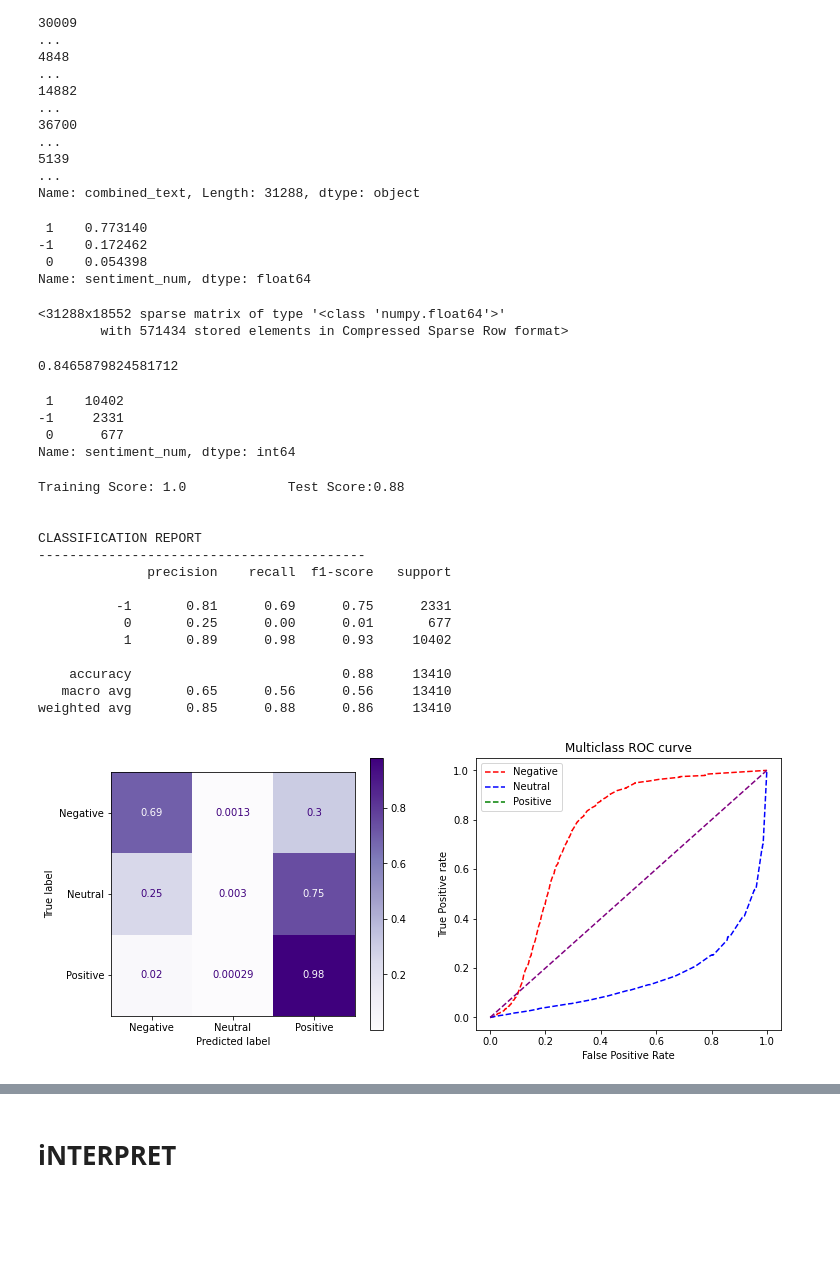
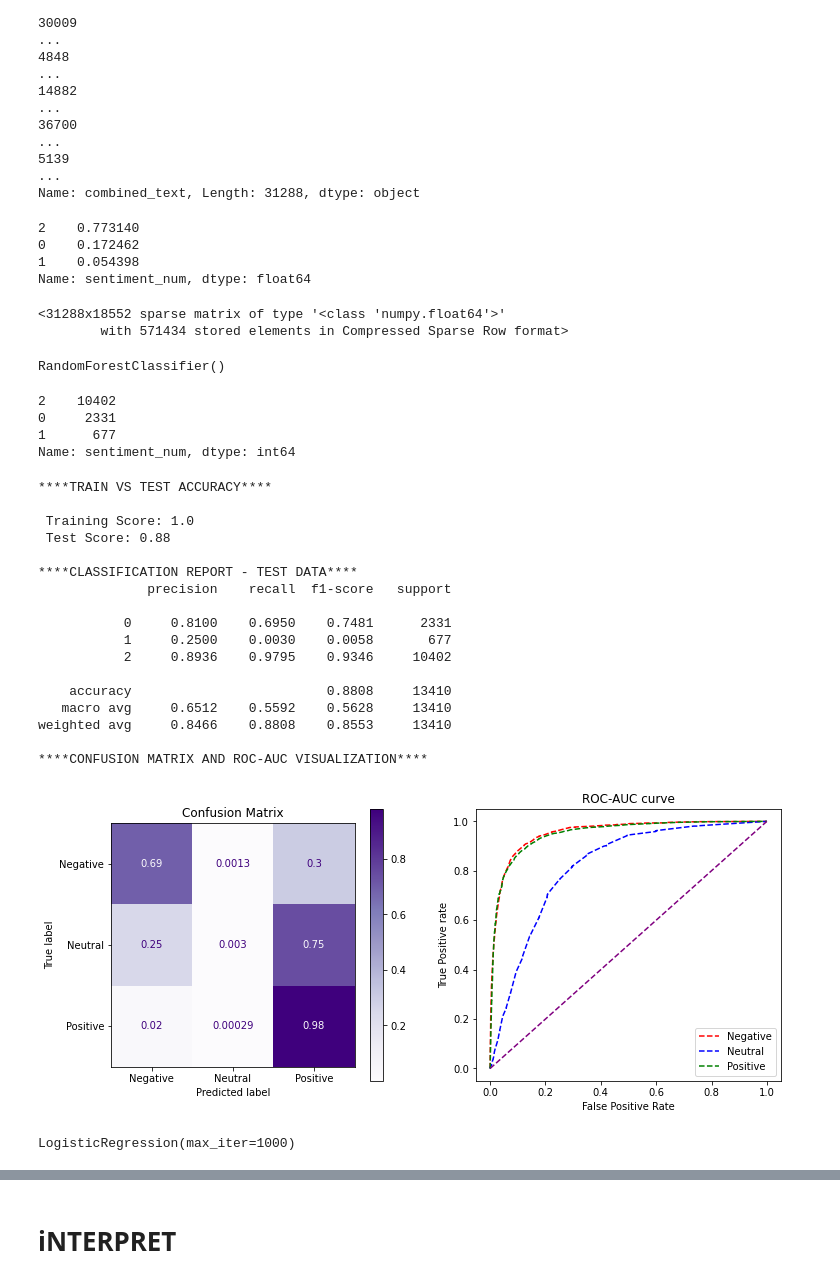
Before and after one commit to ds-leehanjin/app-reviews-nlp-sentiment-analysis, a Jupyter notebook: index_OSEMN.ipynb, the cells around one changed output, grey strips where cells are left out. Cells and saved outputs as stored; diff of their text form; code cells hidden in the pictures; blank space fills up the shorter version.

Commit message:
fixed evaluation function

```diff
--- a/index_OSEMN.ipynb
+++ b/index_OSEMN.ipynb
@@ -545,7 +545,7 @@ conditions = [
     df['rating'] <= 2,
 ]
 
-values = [1, 0, -1]
+values = [2, 1, 0]
 
 df['sentiment_num'] = np.select(conditions, values)
 # %%
@@ -1062,28 +1062,22 @@ def evaluate_model(model, X_train, y_train, X_test, y_test, digits=4,
         params.columns=['parameters']
         display(params)
 # %%
-def multiclass_eval(y_test, y_pred, X_test, X_train, clf, n_class=3):
-    """This function shows the classification report,
-    the confusion matrix as well as the ROC curve for evaluation of
-    model quality for multiclass models.
+def evaluate_model(y_test, y_train, X_test, X_train, clf, n_class=3, digits=4):
 
-    y_true: Correct y values, typically y_test that comes from the
-    train_test_split performed at the beginning of model development.
-    y_pred: Predicted y values by the model.
-    clf: classifier model that was fit to training data.
-    X_test: X_test values from train_test_split
-    X_train: X_train values from train_test_split"""
+    # Get Predictions
+    y_hat_test = clf.predict(X_test)
+    y_hat_train = clf.predict(X_train)
 
+    print("****TRAIN VS TEST ACCURACY****")
     #training and test scores
-    print(f"Training Score: {round(clf.score(X_train, y_train),2)} \
-            Test Score:{round(clf.score(X_test, y_test),2)}")
+    print("\n", f"Training Score: {round(clf.score(X_train, y_train),2)}",
+          "\n", f"Test Score: {round(clf.score(X_test, y_test),2)}", "\n")
 
     #Classification report
-    print("\n")
-    print("CLASSIFICATION REPORT")
-    print("------------------------------------------")
-    print(classification_report(y_true=y_test, y_pred=y_pred))
+    print("****CLASSIFICATION REPORT - TEST DATA****")
+    print(metrics.classification_report(y_test, y_hat_test, digits=digits))
 
+    print("****CONFUSION MATRIX AND ROC-AUC VISUALIZATION****")
     #Creating a figure/axes for confusion matrix and ROC curve
     fig, ax = plt.subplots(ncols=2, figsize=(12, 5))
 
@@ -1091,6 +1085,7 @@ def multiclass_eval(y_test, y_pred, X_test, X_train, clf, n_class=3):
     plot_confusion_matrix(estimator=clf, X=X_test, y_true=y_test, cmap='Purples',
                           normalize='true', ax=ax[0],
                           display_labels=['Negative', 'Neutral', 'Positive'])
+    ax[0].set_title('Confusion Matrix')
 
     pred_prob = clf.predict_proba(X_test)
 
@@ -1105,7 +1100,7 @@ def multiclass_eval(y_test, y_pred, X_test, X_train, clf, n_class=3):
     ax[1].plot(fpr[0], tpr[0], linestyle='--',color='red', label='Negative')
     ax[1].plot(fpr[1], tpr[1], linestyle='--',color='blue', label='Neutral')
     ax[1].plot(fpr[2], tpr[2], linestyle='--',color='green', label='Positive')
-    ax[1].set_title('Multiclass ROC curve')
+    ax[1].set_title('ROC-AUC curve')
     ax[1].set_xlabel('False Positive Rate')
     ax[1].set_ylabel('True Positive rate')
     ax[1].legend(loc='best')
@@ -1171,9 +1176,9 @@ Name: combined_text, Length: 31288, dtype: object
 ## Check y_train value counts
 y_train.value_counts(normalize=True)
 # %% [output]
- 1    0.773140
--1    0.172462
- 0    0.054398
+2    0.773140
+0    0.172462
+1    0.054398
 Name: sentiment_num, dtype: float64
 # %%
 tokenizer = RegexpTokenizer(r"([a-zA-Z]+(?:’[a-z]+)?)")
@@ -1192,32 +1197,33 @@ X_train_tfidf
 # %%
 rf = RandomForestClassifier()
 rf.fit(X_train_tfidf, y_train)
-y_hat = rf.predict(X_test_tfidf)
-precision_score(y_test, y_hat, average='weighted')
 # %% [output]
-0.8465879824581712
+RandomForestClassifier()
 # %%
 y_test.value_counts()
 # %% [output]
- 1    10402
--1     2331
- 0      677
+2    10402
+0     2331
+1      677
 Name: sentiment_num, dtype: int64
 # %%
-multiclass_eval(y_test, y_hat, X_test_tfidf, X_train_tfidf, rf)
+evaluate_model(y_test, y_train, X_test_tfidf, X_train_tfidf, rf)
 # %% [output]
-Training Score: 1.0             Test Score:0.88
+****TRAIN VS TEST ACCURACY****
 
+ Training Score: 1.0
+ Test Score: 0.88
 
-CLASSIFICATION REPORT
-------------------------------------------
+****CLASSIFICATION REPORT - TEST DATA****
               precision    recall  f1-score   support
 
-          -1       0.81      0.69      0.75      2331
-           0       0.25      0.00      0.01       677
-           1       0.89      0.98      0.93     10402
+           0     0.8100    0.6950    0.7481      2331
+           1     0.2500    0.0030    0.0058       677
+           2     0.8936    0.9795    0.9346     10402
 
-    accuracy                           0.88     13410
-   macro avg       0.65      0.56      0.56     13410
-weighted avg       0.85      0.88      0.86     13410
+    accuracy                         0.8808     13410
+   macro avg     0.6512    0.5592    0.5628     13410
+weighted avg     0.8466    0.8808    0.8553     13410
+
+****CONFUSION MATRIX AND ROC-AUC VISUALIZATION****
-[figure, old version]
+[figure, new version]
@@ -1232,0 +1230,5 @@ X_train.shape
+# %%
+logreg = LogisticRegression(max_iter=1000)
+logreg.fit(X_train_tfidf, y_train)
+# %% [output]
+LogisticRegression(max_iter=1000)
```
Also changed, not shown: parts of 15 cells of this notebook.
